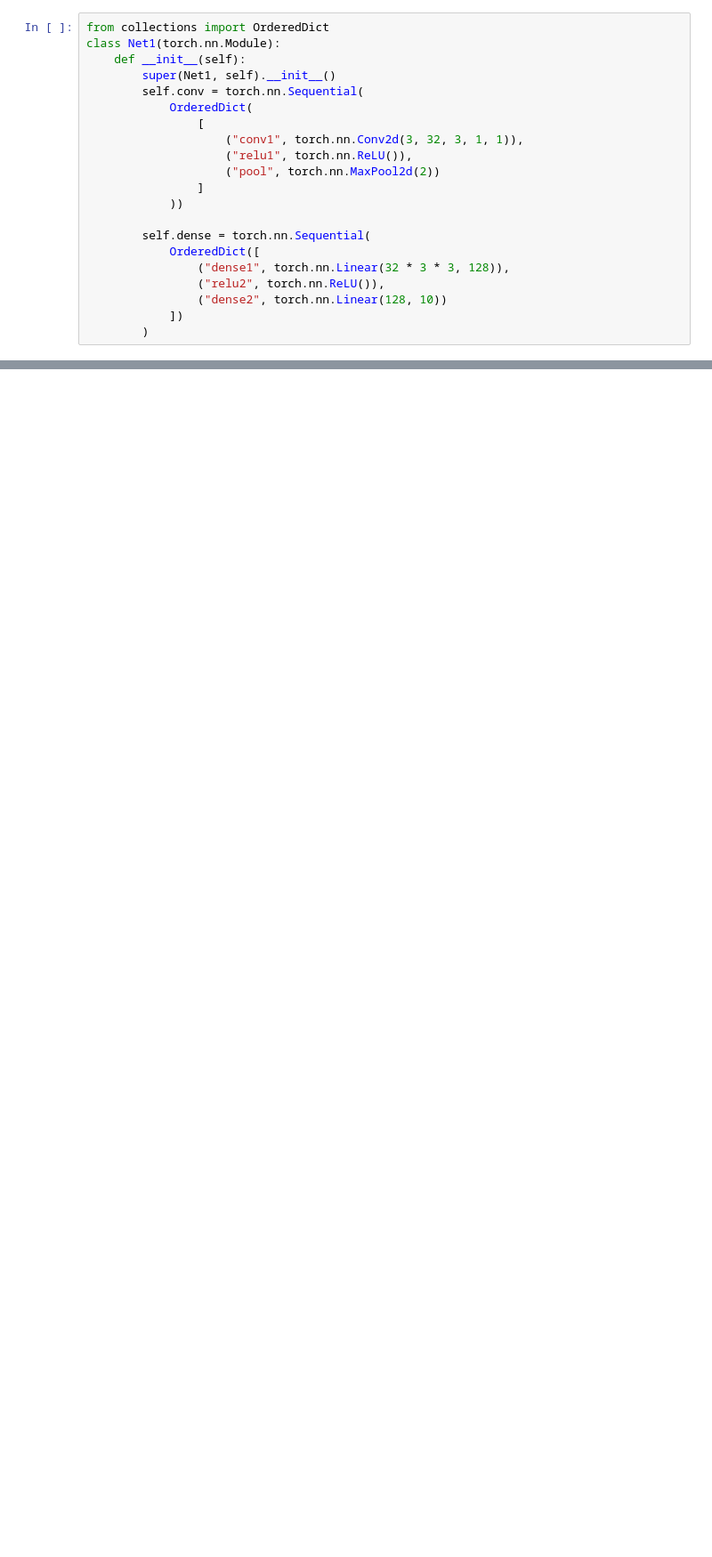
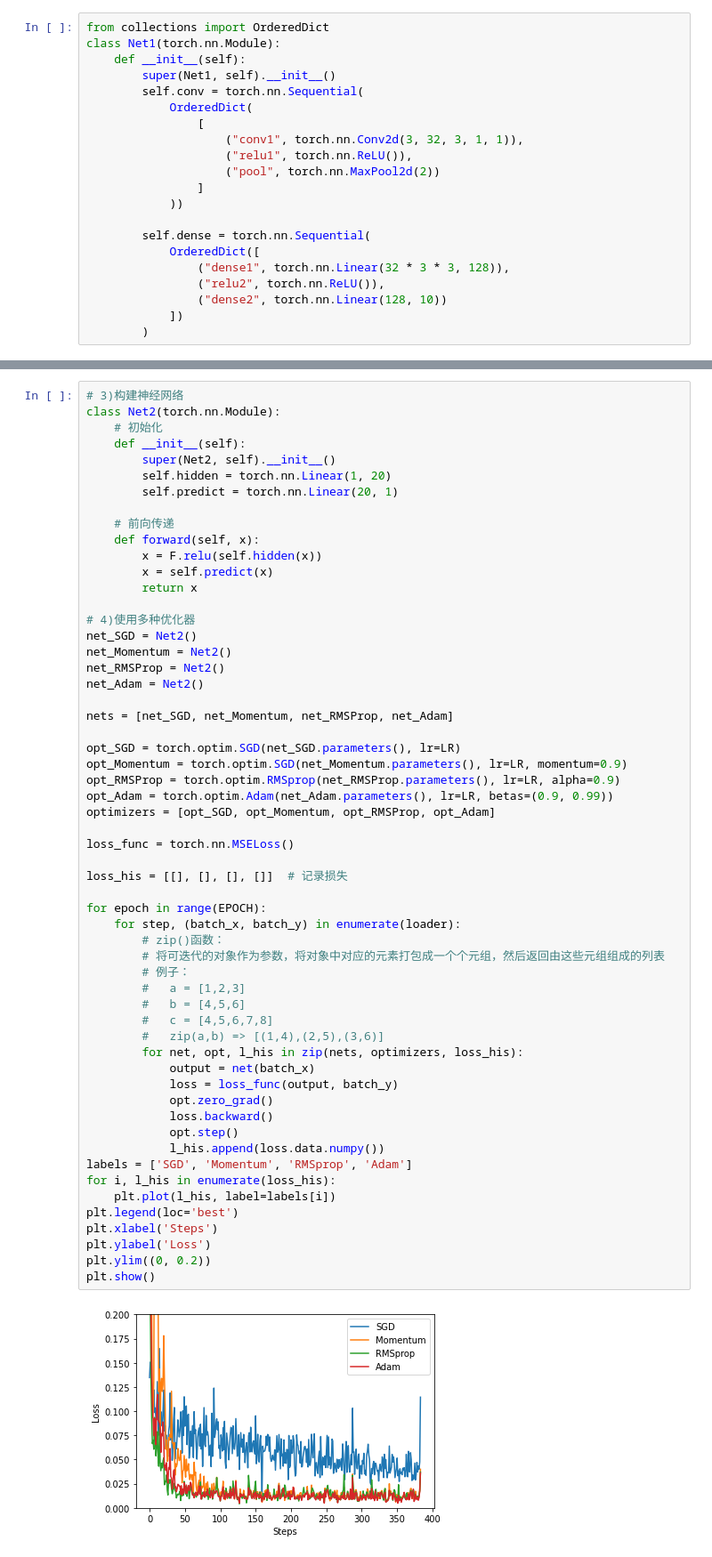
Before and after one commit to zongzhicheng/pytorch_learning, a Jupyter notebook: deeplearning_with_python_and_pytorch/pytorch-03/pytorch-03.ipynb, the cells around one changed output, grey strips where cells are left out. Shown: that part at 89% size. Drawn from its saved outputs; the diff is of its cells as text; blank space fills up the shorter version.

```diff
--- a/deeplearning_with_python_and_pytorch/pytorch-03/pytorch-03.ipynb
+++ b/deeplearning_with_python_and_pytorch/pytorch-03/pytorch-03.ipynb
@@ -204,0 +231,59 @@ class Net1(torch.nn.Module):
+# %%
+# 3)构建神经网络
+class Net2(torch.nn.Module):
+    # 初始化
+    def __init__(self):
+        super(Net2, self).__init__()
+        self.hidden = torch.nn.Linear(1, 20)
+        self.predict = torch.nn.Linear(20, 1)
+
+    # 前向传递
+    def forward(self, x):
+        x = F.relu(self.hidden(x))
+        x = self.predict(x)
+        return x
+
+# 4)使用多种优化器
+net_SGD = Net2()
+net_Momentum = Net2()
+net_RMSProp = Net2()
+net_Adam = Net2()
+
+nets = [net_SGD, net_Momentum, net_RMSProp, net_Adam]
+
+opt_SGD = torch.optim.SGD(net_SGD.parameters(), lr=LR)
+opt_Momentum = torch.optim.SGD(net_Momentum.parameters(), lr=LR, momentum=0.9)
+opt_RMSProp = torch.optim.RMSprop(net_RMSProp.parameters(), lr=LR, alpha=0.9)
+opt_Adam = torch.optim.Adam(net_Adam.parameters(), lr=LR, betas=(0.9, 0.99))
+optimizers = [opt_SGD, opt_Momentum, opt_RMSProp, opt_Adam]
+
+loss_func = torch.nn.MSELoss()
+
+loss_his = [[], [], [], []]  # 记录损失
+
+for epoch in range(EPOCH):
+    for step, (batch_x, batch_y) in enumerate(loader):
+        # zip()函数：
+        # 将可迭代的对象作为参数，将对象中对应的元素打包成一个个元组，然后返回由这些元组组成的列表
+        # 例子：
+        #   a = [1,2,3]
+        #   b = [4,5,6]
+        #   c = [4,5,6,7,8]
+        #   zip(a,b) => [(1,4),(2,5),(3,6)]
+        for net, opt, l_his in zip(nets, optimizers, loss_his):
+            output = net(batch_x)
+            loss = loss_func(output, batch_y)
+            opt.zero_grad()
+            loss.backward()
+            opt.step()
+            l_his.append(loss.data.numpy())
+labels = ['SGD', 'Momentum', 'RMSprop', 'Adam']
+for i, l_his in enumerate(loss_his):
+    plt.plot(l_his, label=labels[i])
+plt.legend(loc='best')
+plt.xlabel('Steps')
+plt.ylabel('Loss')
+plt.ylim((0, 0.2))
+plt.show()
+# %% [output]
+[figure, added]
```
Also changed, not shown: parts of 5 cells of this notebook, 1 other file.
